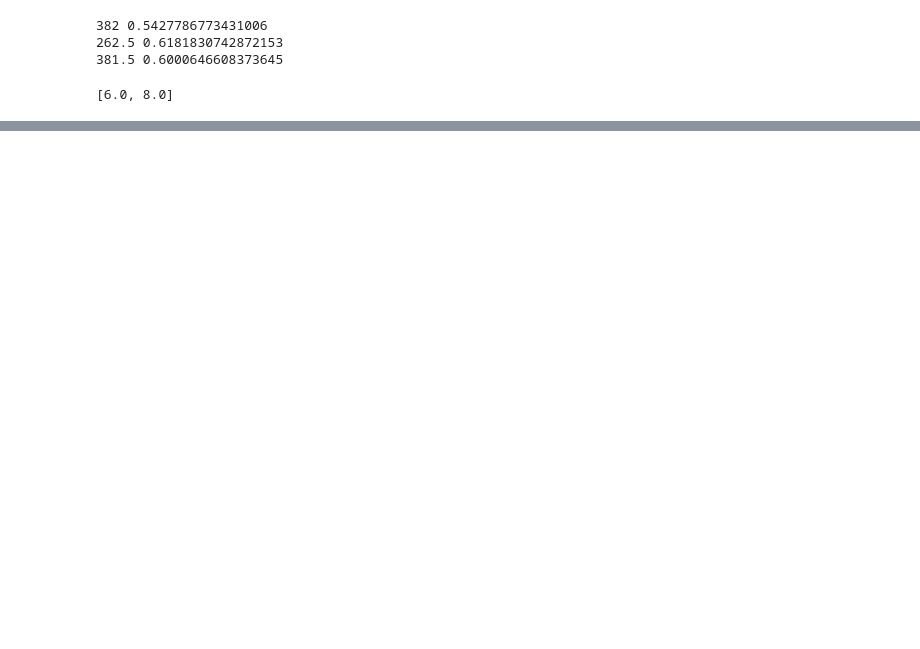
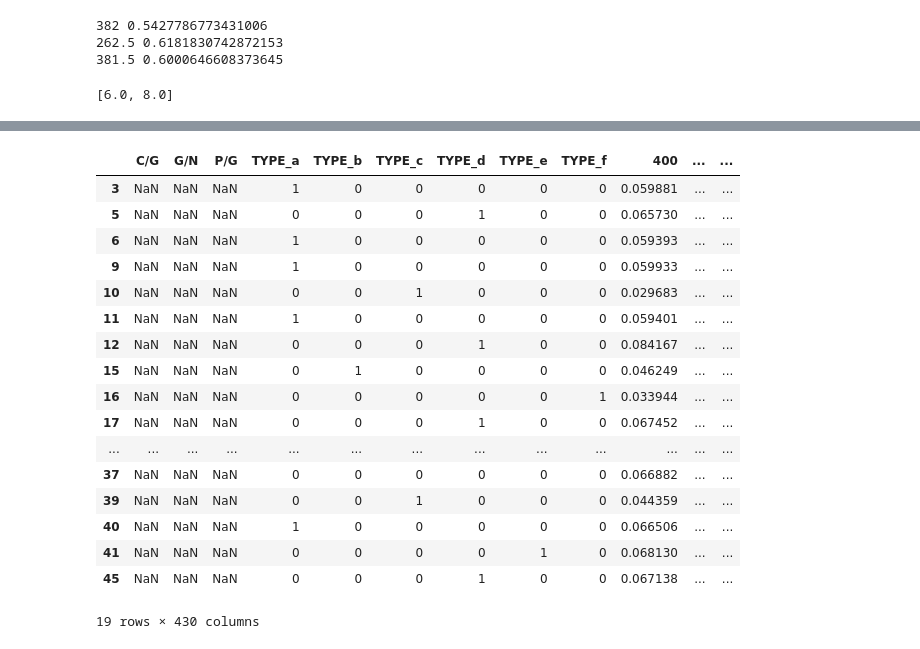
Before and after one commit to jorgeberrezueta/QuimioV2, a Jupyter notebook: main.ipynb, the cells around one changed output, grey strips where cells are left out. Cells and saved outputs as stored; diff of their text form; code cells hidden in the pictures; blank space fills up the shorter version.

```diff
--- a/main.ipynb
+++ b/main.ipynb
@@ -456,0 +474,4 @@ TypeError: unhashable type: 'RangeIndex'
+# %%
+na_df1 = df.iloc[df.index.difference(DF1.index)]
+na_df2 = df.iloc[df.index.difference(DF2.index)]
+na_df3 = df.iloc[df.index.difference(DF3.index)]
@@ -456,0 +503,21 @@ TypeError: unhashable type: 'RangeIndex'
+# %%
+na_df1
+# %% [output]
+|  | C/G | G/N | P/G | TYPE_a | TYPE_b | TYPE_c | TYPE_d | TYPE_e | TYPE_f | 400 | ... | ... |
+| 3 | NaN | NaN | NaN | 1 | 0 | 0 | 0 | 0 | 0 | 0.059881 | ... | ... |
+| 5 | NaN | NaN | NaN | 0 | 0 | 0 | 1 | 0 | 0 | 0.065730 | ... | ... |
+| 6 | NaN | NaN | NaN | 1 | 0 | 0 | 0 | 0 | 0 | 0.059393 | ... | ... |
+| 9 | NaN | NaN | NaN | 1 | 0 | 0 | 0 | 0 | 0 | 0.059933 | ... | ... |
+| 10 | NaN | NaN | NaN | 0 | 0 | 1 | 0 | 0 | 0 | 0.029683 | ... | ... |
+| 11 | NaN | NaN | NaN | 1 | 0 | 0 | 0 | 0 | 0 | 0.059401 | ... | ... |
+| 12 | NaN | NaN | NaN | 0 | 0 | 0 | 1 | 0 | 0 | 0.084167 | ... | ... |
+| 15 | NaN | NaN | NaN | 0 | 1 | 0 | 0 | 0 | 0 | 0.046249 | ... | ... |
+| 16 | NaN | NaN | NaN | 0 | 0 | 0 | 0 | 0 | 1 | 0.033944 | ... | ... |
+| 17 | NaN | NaN | NaN | 0 | 0 | 0 | 1 | 0 | 0 | 0.067452 | ... | ... |
+| ... | ... | ... | ... | ... | ... | ... | ... | ... | ... | ... | ... | ... |
+| 37 | NaN | NaN | NaN | 0 | 0 | 0 | 0 | 0 | 0 | 0.066882 | ... | ... |
+| 39 | NaN | NaN | NaN | 0 | 0 | 1 | 0 | 0 | 0 | 0.044359 | ... | ... |
+| 40 | NaN | NaN | NaN | 1 | 0 | 0 | 0 | 0 | 0 | 0.066506 | ... | ... |
+| 41 | NaN | NaN | NaN | 0 | 0 | 0 | 0 | 1 | 0 | 0.068130 | ... | ... |
+| 45 | NaN | NaN | NaN | 0 | 0 | 0 | 1 | 0 | 0 | 0.067138 | ... | ... |
+19 rows × 430 columns
```
Also changed, not shown: parts of 13 cells of this notebook, 5 other files.
